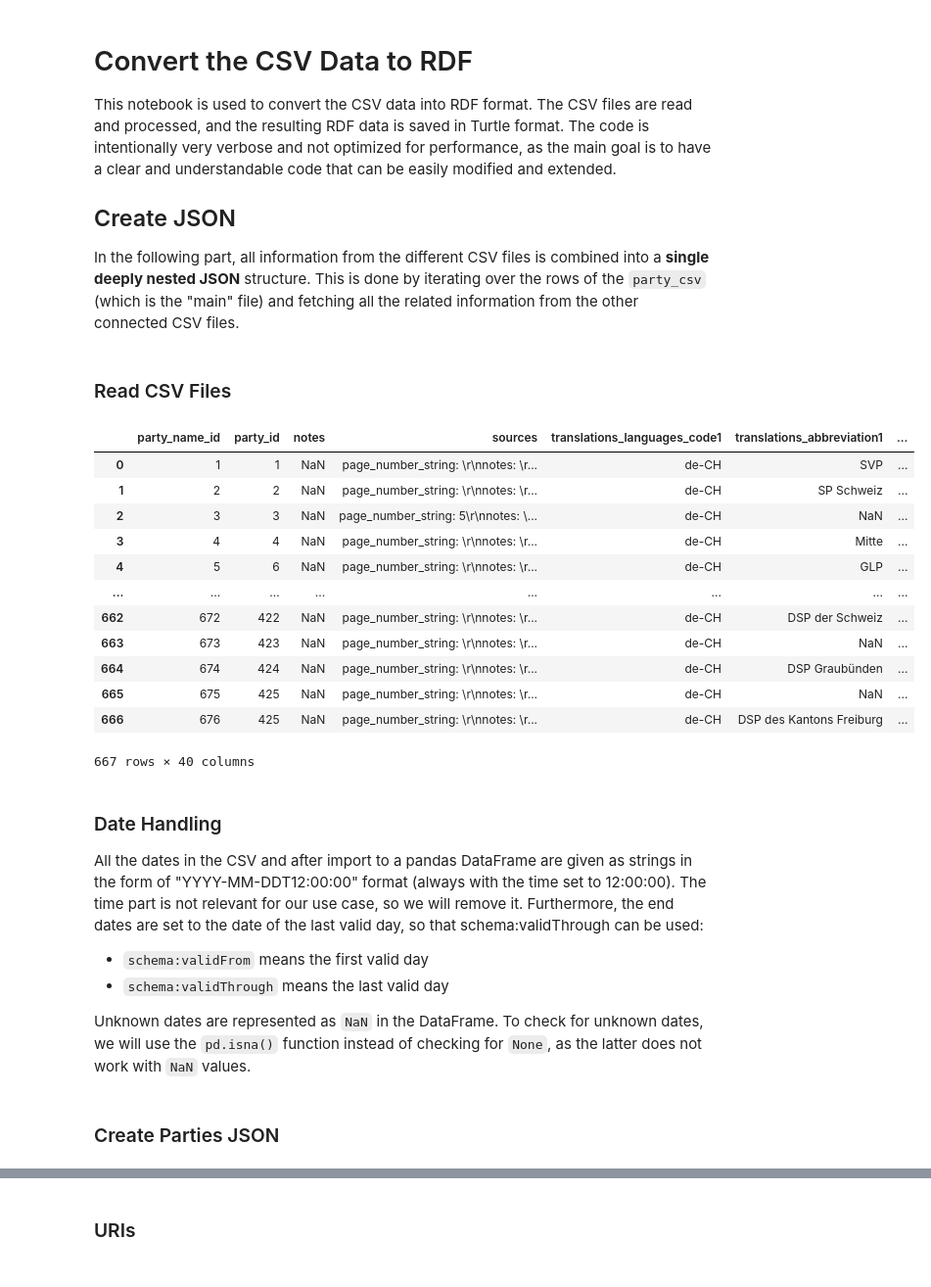
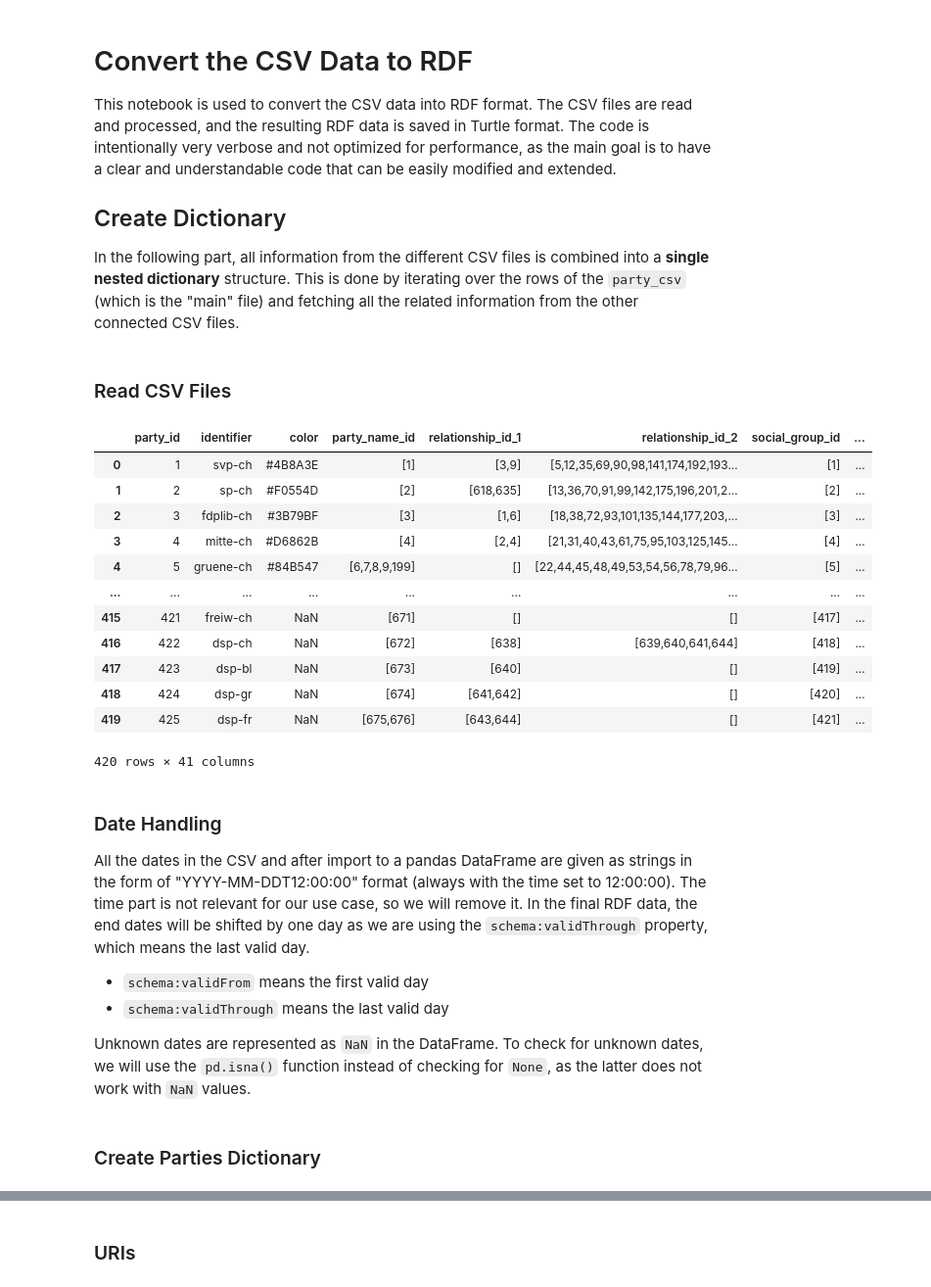
Before and after one commit to swiss/fch-political-party-pipeline, a Jupyter notebook: notebooks/1_convert.ipynb, the cells around one changed output, grey strips where cells are left out. Shown at 98% size. Saved outputs shown, nothing was run; the diff lists cells and outputs as text; code cells hidden in the pictures.

```diff
--- a/notebooks/1_convert.ipynb
+++ b/notebooks/1_convert.ipynb
@@ -3,9 +3,9 @@
 
 This notebook is used to convert the CSV data into RDF format. The CSV files are read and processed, and the resulting RDF data is saved in Turtle format. The code is intentionally very verbose and not optimized for performance, as the main goal is to have a clear and understandable code that can be easily modified and extended.
 
-## Create JSON
+## Create Dictionary
 
-In the following part, all information from the different CSV files is combined into a **single deeply nested JSON** structure. This is done by iterating over the rows of the `party_csv` (which is the "main" file) and fetching all the related information from the other connected CSV files.
+In the following part, all information from the different CSV files is combined into a **single nested dictionary** structure. This is done by iterating over the rows of the `party_csv` (which is the "main" file) and fetching all the related information from the other connected CSV files.
 # %% [markdown]
 ### Read CSV Files
 # %%
@@ -25,25 +25,25 @@ relationship_type_csv = pd.read_csv(CSV_PATH / "relationship_type.csv")
 party_code_csv = pd.read_csv(CSV_PATH / "party_code.csv")
 party_code_type_csv = pd.read_csv(CSV_PATH / "party_code_type.csv")
 # %%
-display(party_name_csv)
+display(party_csv)
 # %% [output]
-|  | party_name_id | party_id | notes | sources | translations_languages_code1 | translations_abbreviation1 | ... |
-| 0 | 1 | 1 | NaN | page_number_string: \r\nnotes: \r... | de-CH | SVP | ... |
-| 1 | 2 | 2 | NaN | page_number_string: \r\nnotes: \r... | de-CH | SP Schweiz | ... |
-| 2 | 3 | 3 | NaN | page_number_string: 5\r\nnotes: \... | de-CH | NaN | ... |
-| 3 | 4 | 4 | NaN | page_number_string: \r\nnotes: \r... | de-CH | Mitte | ... |
-| 4 | 5 | 6 | NaN | page_number_string: \r\nnotes: \r... | de-CH | GLP | ... |
-| ... | ... | ... | ... | ... | ... | ... | ... |
-| 662 | 672 | 422 | NaN | page_number_string: \r\nnotes: \r... | de-CH | DSP der Schweiz | ... |
-| 663 | 673 | 423 | NaN | page_number_string: \r\nnotes: \r... | de-CH | NaN | ... |
-| 664 | 674 | 424 | NaN | page_number_string: \r\nnotes: \r... | de-CH | DSP Graubünden | ... |
-| 665 | 675 | 425 | NaN | page_number_string: \r\nnotes: \r... | de-CH | NaN | ... |
-| 666 | 676 | 425 | NaN | page_number_string: \r\nnotes: \r... | de-CH | DSP des Kantons Freiburg | ... |
+|  | party_id | identifier | color | party_name_id | relationship_id_1 | relationship_id_2 | social_group_id | ... |
+| 0 | 1 | svp-ch | #4B8A3E | [1] | [3,9] | [5,12,35,69,90,98,141,174,192,193... | [1] | ... |
+| 1 | 2 | sp-ch | #F0554D | [2] | [618,635] | [13,36,70,91,99,142,175,196,201,2... | [2] | ... |
+| 2 | 3 | fdplib-ch | #3B79BF | [3] | [1,6] | [18,38,72,93,101,135,144,177,203,... | [3] | ... |
+| 3 | 4 | mitte-ch | #D6862B | [4] | [2,4] | [21,31,40,43,61,75,95,103,125,145... | [4] | ... |
+| 4 | 5 | gruene-ch | #84B547 | [6,7,8,9,199] | [] | [22,44,45,48,49,53,54,56,78,79,96... | [5] | ... |
+| ... | ... | ... | ... | ... | ... | ... | ... | ... |
+| 415 | 421 | freiw-ch | NaN | [671] | [] | [] | [417] | ... |
+| 416 | 422 | dsp-ch | NaN | [672] | [638] | [639,640,641,644] | [418] | ... |
+| 417 | 423 | dsp-bl | NaN | [673] | [640] | [] | [419] | ... |
+| 418 | 424 | dsp-gr | NaN | [674] | [641,642] | [] | [420] | ... |
+| 419 | 425 | dsp-fr | NaN | [675,676] | [643,644] | [] | [421] | ... |
-667 rows × 40 columns
+420 rows × 41 columns
 # %% [markdown]
 ### Date Handling
 
-All the dates in the CSV and after import to a pandas DataFrame are given as strings in the form of "YYYY-MM-DDT12:00:00" format (always with the time set to 12:00:00). The time part is not relevant for our use case, so we will remove it. Furthermore, the end dates are set to the date of the last valid day, so that schema:validThrough can be used:
+All the dates in the CSV and after import to a pandas DataFrame are given as strings in the form of "YYYY-MM-DDT12:00:00" format (always with the time set to 12:00:00). The time part is not relevant for our use case, so we will remove it. In the final RDF data, the end dates will be shifted by one day as we are using the `schema:validThrough` property, which means the last valid day.
 
 - `schema:validFrom` means the first valid day
 - `schema:validThrough` means the last valid day
@@ -73,5 +70,5 @@ party_relationship_csv = convert_time_column(relationship_csv, 'to_date_datetime
 # %% [markdown]
-### Create Parties JSON
+### Create Parties Dictionary
 # %%
 def parse_list(s):
     """
```
Also changed, not shown: parts of 7 cells of this notebook, 1 other file.
